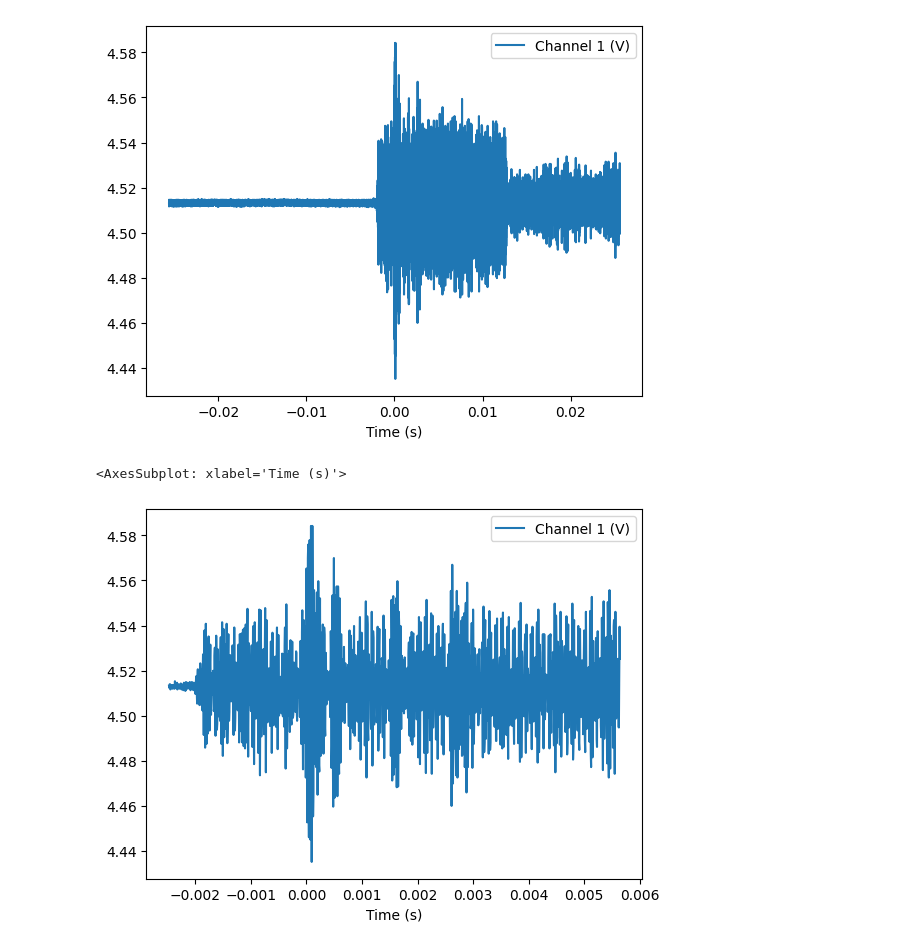
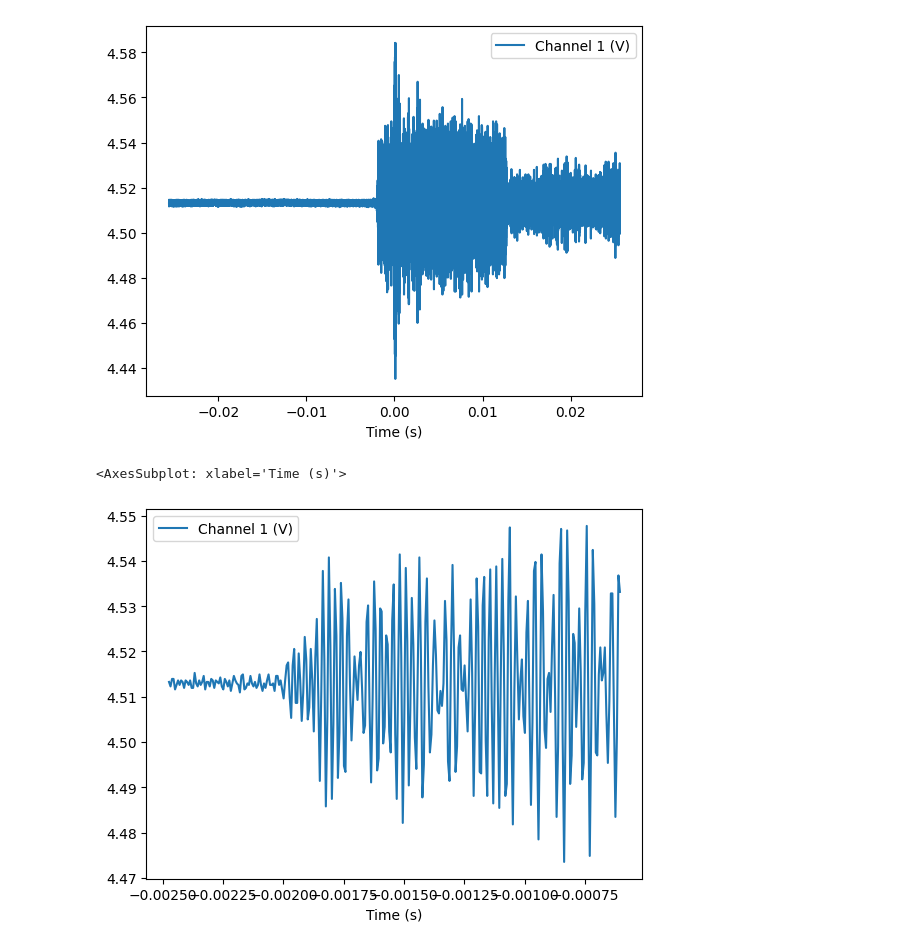
Before and after one commit to AdityaShelke29/robotics_club, a Jupyter notebook: sonar_work/sampleData2/read_csv.ipynb, the cells around one changed output. Drawn from its saved outputs; the diff is of its cells as text; code cells hidden in the pictures.

```diff
--- a/sonar_work/sampleData2/read_csv.ipynb
+++ b/sonar_work/sampleData2/read_csv.ipynb
@@ -28,10 +28,10 @@ sampleHydrophoneData.plot(x = 0)
 <AxesSubplot: xlabel='Time (s)'>
 [figure]
 # %%
-sampleHydrophoneData = hydrophoneData.iloc[3700:5000, :]
+sampleHydrophoneData = hydrophoneData.iloc[3700:4000, :]
 sampleHydrophoneData = pd.DataFrame(sampleHydrophoneData)
 
 sampleHydrophoneData.plot(x = 0)
 # %% [output]
 <AxesSubplot: xlabel='Time (s)'>
-[figure, old version]
+[figure, new version]
```
Also changed, not shown: 2 other files.
